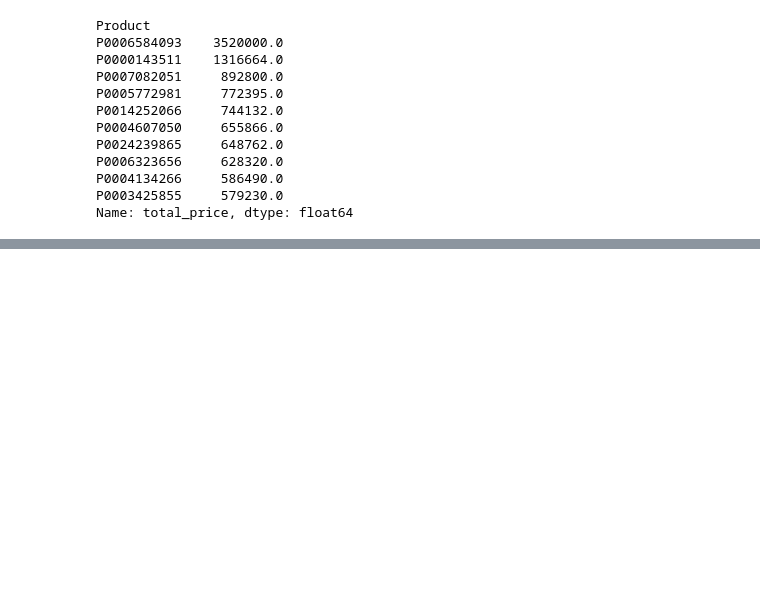
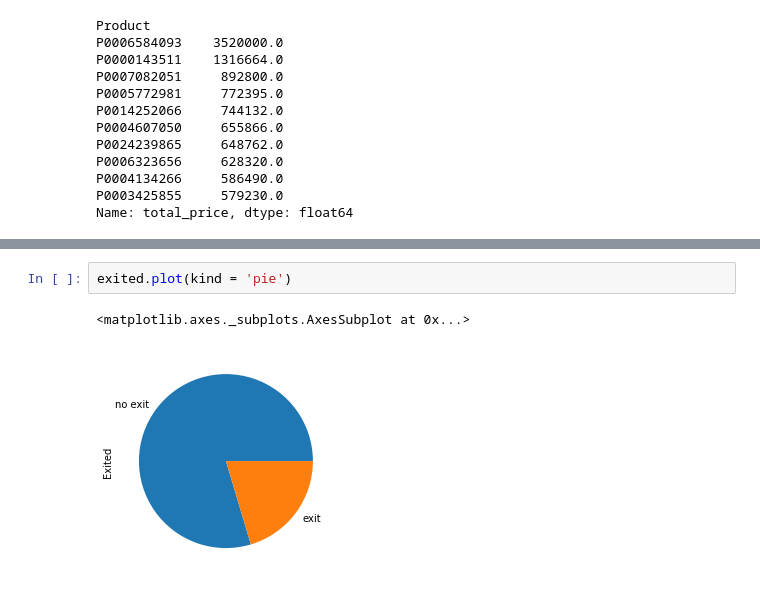
Before and after one commit to ywchiu/esunpy, a Jupyter notebook: Demo20200819.ipynb, the cells around one changed output, grey strips where cells are left out. Saved outputs shown, nothing was run; the diff lists cells and outputs as text; blank space fills up the shorter version.

```diff
--- a/Demo20200819.ipynb
+++ b/Demo20200819.ipynb
@@ -802,0 +933,5 @@ Name: total_price, dtype: float64
+# %%
+exited.plot(kind = 'pie')
+# %% [output]
+<matplotlib.axes._subplots.AxesSubplot at 0x...>
+[figure, added]
```
Also changed, not shown: parts of 37 cells of this notebook.
